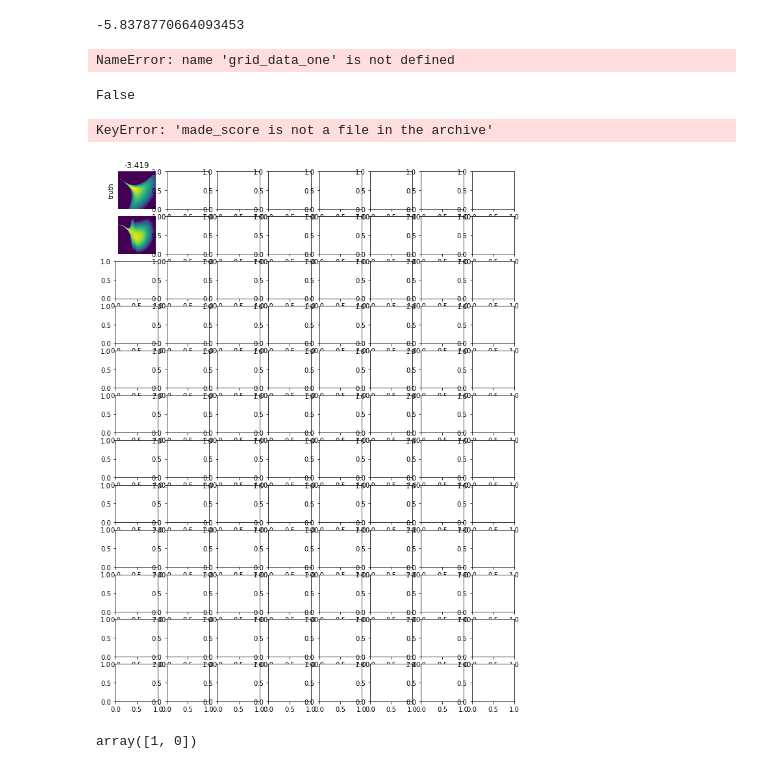
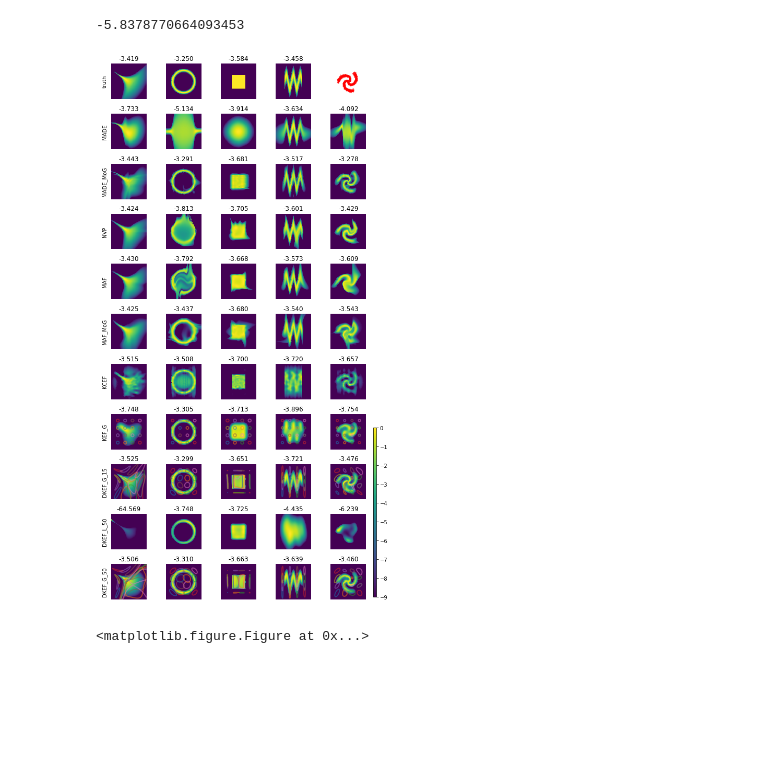
Before and after one commit to kevin-w-li/deep-kexpfam, a Jupyter notebook: toys.ipynb, the cells around one changed output. Saved outputs shown, nothing was run; the diff lists cells and outputs as text; code cells hidden in the pictures; blank space fills up the shorter version.

```diff
--- a/toys.ipynb
+++ b/toys.ipynb
@@ -56,4 +56,4 @@ eval_grid = np.linspace(-8,8,ngrid)
 cond_values = np.zeros(2)
 eval_points = get_grid(eval_grid, idx_i, idx_j, cond_values)
 # %%
-p = load_data("multiring", D=2, N=5000, valid_thresh=0.0, seed=0)
+p = load_data("funnel",D=2,  N=5000, seed=seed, rotate=False)
@@ -195,19 +194,11 @@ np.savez("figs/%s_data"%p.name,
 np.log(norm.pdf(2)**2)
 # %% [output]
 -5.8378770664093453
-# %%
-grid_data_one.min(),
-# %% [output]
-NameError: name 'grid_data_one' is not defined
-# %%
-dname=="Funnel"
-# %% [output]
-False
 # %%
-fig, axes = plt.subplots(12, 8, figsize=(11,15))
+fig, axes = plt.subplots(11, 5, figsize=(8,15))
 
-others_list =["MADE", "MADE_MOG","MAF", "MAF_MOG", "NVP"]
-others_display_names= dict(MADE="MADE", MADE_MOG="MADE-MOG", MAF="MAF", MAF_MOG="MAF-MOG", NVP="NVP")
+others_list =["MADE", "MADE_MoG", "NVP", "MAF", "MAF_MoG"]
+
 
 idx_i, idx_j=0,1
 grid_points = get_grid(np.linspace(-5,5,4), idx_i,idx_j,np.zeros(2))
@@ -230,7 +221,8 @@ def plot_logpdf(ax, pdf):
 
 model_name_properties = dict(rotation=90,va="center", ha="right")
 
-for di, dname in enumerate(["Funnel", "Banana","Ring","Uniform", "Cosine", "Spiral", "Grid", "Multiring"][:1]):
+for di, dname in enumerate(["Funnel","Ring","Uniform", "Cosine", "Spiral"]):
+#for di, dname in enumerate(["Funnel"]):
 
 
     ax = axes[0, di]
@@ -260,11 +252,10 @@ for di, dname in enumerate(["Funnel", "Banana","Ring","Uniform", "Cosine", "Spir
         pdf = saved_pdf[mname.lower()+"_pdf"]
         plot_logpdf(ax, pdf)
         loglik = saved_pdf[mname.lower()+"_loglik"]
-        score  = saved_pdf[mname.lower()+"_score"]
 
         if di == 0:
-            ax.text(-0.1,0.5, others_display_names[mname],  transform=ax.transAxes, **model_name_properties)
-        ax.set_title("%.2f, %.2f"%(loglik, score))
+            ax.text(-0.1,0.5, mname,  transform=ax.transAxes, **model_name_properties)
+        ax.set_title("%.3f"%loglik)
 
     saved_pdf = np.load("figs/kcef_%s_data.npz" % this_p.name)
     ax = axes[6, di]
@@ -274,46 +265,41 @@ for di, dname in enumerate(["Funnel", "Banana","Ring","Uniform", "Cosine", "Spir
 
     saved_pdf = np.load("figs/%s_data.npz" % this_p.name)
 
     if di == 0:
         ax.text(-0.1,0.5, "KCEF", transform=ax.transAxes, **model_name_properties)
     ax.set_title("%.3f"%kcef_loglik)
 
 
-    lite_names = [ "sl_model", "dl_model","ll_model", "hl_model", "kl_model"]
-    #lite_names = [ "dl_model"]
-
-    lite_display_names = [ "KEF-G", "DKEF-G-15","DKEF-G-50", "DKEF-L-50", "DKEF-L-50-1"]
+    lite_names = [ "sl_model", "dl_model","ll_model", "hl_model"]
+    lite_display_names = [ "KEF_G", "DKEF_G_15","DKEF_L_50", "DKEF_G_50"]
     for li, ln in enumerate(lite_names):
         ax = axes[ 7+li, di]
         saved_pdf = np.load("figs/%s_%s_data.npz" % (ln,this_p.name))
         if ln != "ll_model":
             kernel_vals = saved_pdf[ln+"_kernel_vals"]
             grid_points = saved_pdf["grid_points"]
             kvs = kernel_vals
             for i in range(kvs.shape[0]):
                 kv = kvs[i]
                 ax.contour(grid_data_one, grid_data_one, kv.reshape(100,100), [0.9], vmin=kv.min(), vmax=kv.max(), colors="C%d"%(i%9), linewidths=[2], alpha=.5)
                 #ax.plot(grid_points[i,idx_i], grid_points[i,idx_j], ".",  color="C%d"%(i%9), alpha=0.5)
 
         pdf = saved_pdf[ln+"_logpdf"]
         im = plot_logpdf(ax, pdf)
         model_loglik = saved_pdf[ln+"_loglik"]
-        model_score = saved_pdf[ln+"_score"]
         if di == 0:
             ax.text(-0.1,0.5, lite_display_names[li],  transform=ax.transAxes, **model_name_properties)
-        ax.set_title("%.2f,%.2f"%(model_loglik, model_score))
+        ax.set_title("%.3f"%model_loglik)
 
-
-plt.tight_layout(h_pad=-1, w_pad=-5)
-fig.subplots_adjust(right=0.96)
+plt.tight_layout(h_pad=-0.5, w_pad=-0.1)
+fig.subplots_adjust(right=0.94)
 cbar_ax = fig.add_axes([0.94, 0.03, 0.01, 0.3])
 fig.colorbar(im, cax=cbar_ax)
 #plt.colorbar()
-#fig.savefig("figs/toys.png", dpi=200)
+fig.savefig("figs/toys.png", dpi=200)
 # %% [output]
-KeyError: 'made_score is not a file in the archive'
-[figure, old version]
+[figure, new version]
-# %%
-p.idx
-# %% [output]
-array([1, 0])
+# %%
+fig.savefig("figs/toys.jpg")
+# %% [output]
+<matplotlib.figure.Figure at 0x...>
```
Also changed, not shown: parts of 5 cells of this notebook, 15 other files.
